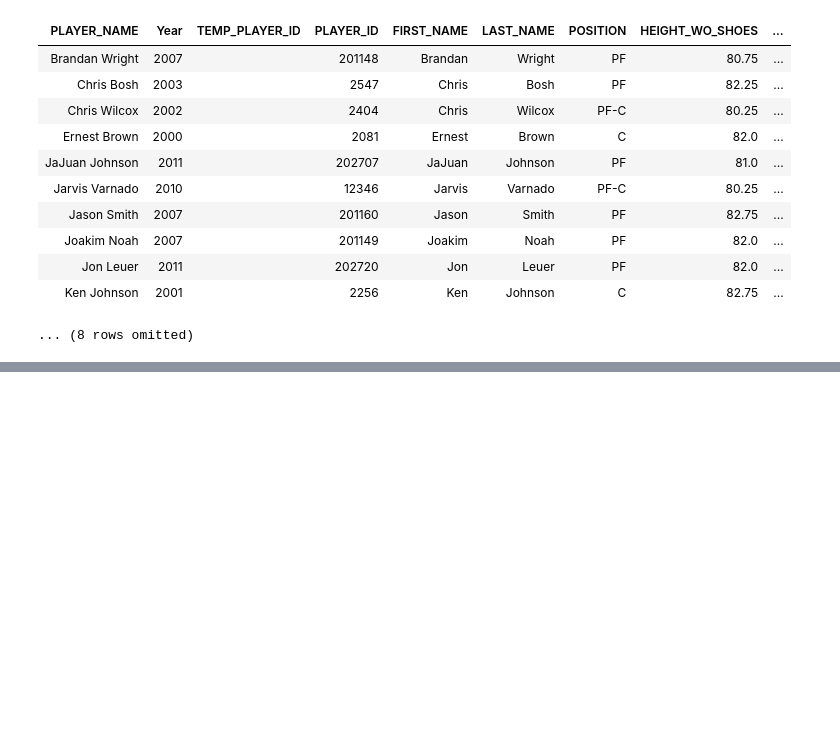
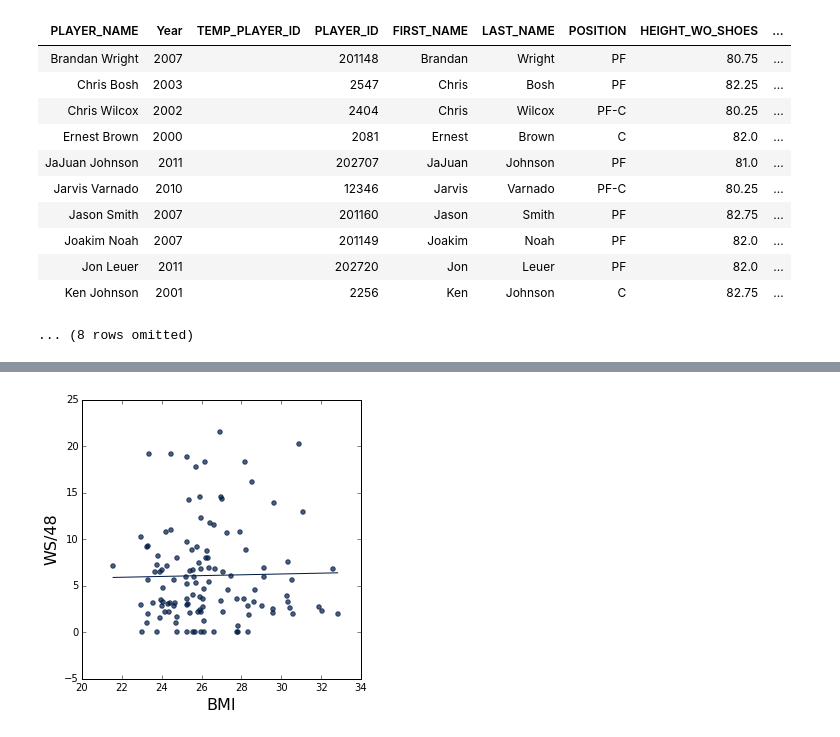
Before and after one commit to canzhiye/nba-draft-adages, a Jupyter notebook: Untitled.ipynb, the cells around one changed output, grey strips where cells are left out. Cells and saved outputs as stored; diff of their text form; code cells hidden in the pictures; blank space fills up the shorter version.

```diff
--- a/Untitled.ipynb
+++ b/Untitled.ipynb
@@ -126,0 +128,4 @@ joined_bigs_table.hist("BMI")
+# %%
+joined_bigs_table.scatter("BMI", "WS/48", fit_line=True)
+# %% [output]
+[figure, added]
```
Also changed, not shown: parts of 6 cells of this notebook.
